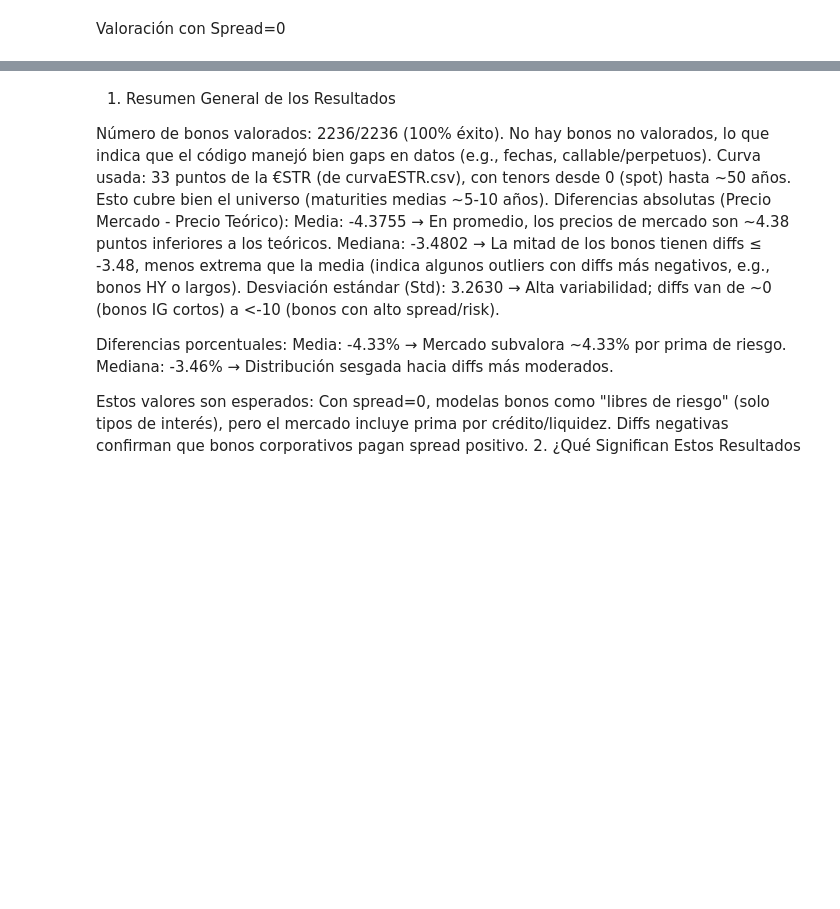
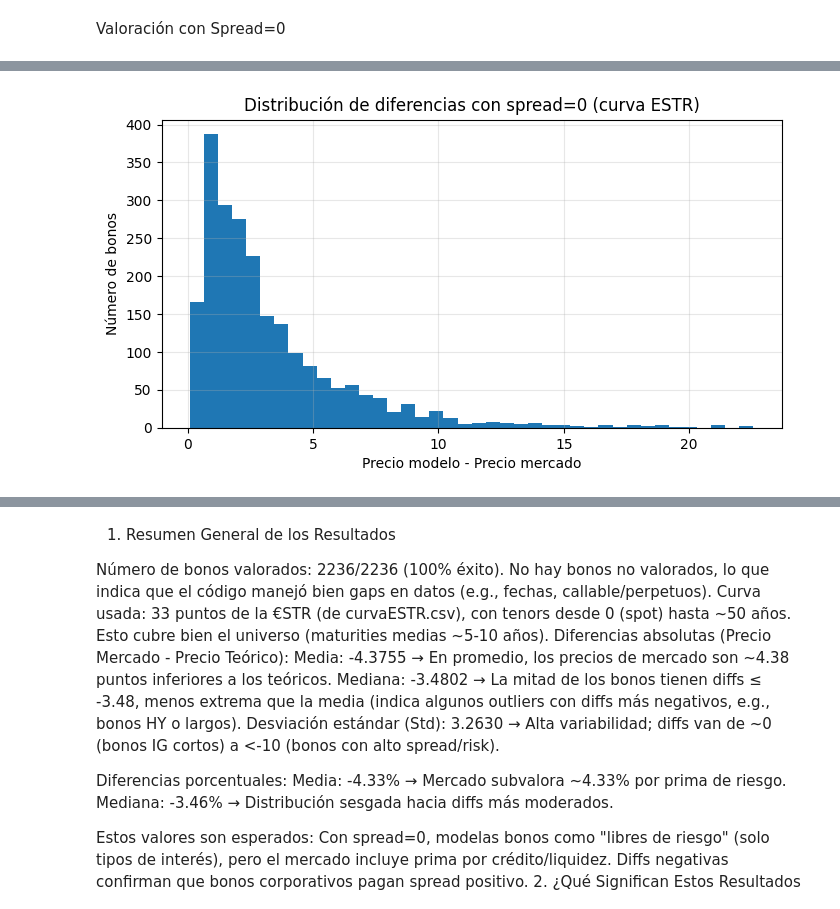
Before and after one commit to ALBERELVIS/Analisis-Cartera-De-Renta-Fija, a Jupyter notebook: src/TallerRF_AnálisisCartera_Enunciado.ipynb, the cells around one changed output, grey strips where cells are left out. Drawn from its saved outputs; the diff is of its cells as text; code cells hidden in the pictures; blank space fills up the shorter version.

```diff
--- a/src/TallerRF_AnálisisCartera_Enunciado.ipynb
+++ b/src/TallerRF_AnálisisCartera_Enunciado.ipynb
@@ -725,0 +961,22 @@ print("="*60 + "\n")
+# %%
+# Aseguramos tipos de fecha en vivos
+date_cols = ["Maturity", "Next Call Date", "First Coupon Date",
+             "Penultimate Coupon Date", "Issue date"]
+
+for col in date_cols:
+    if col in vivos.columns:
+        vivos[col] = pd.to_datetime(vivos[col], format='%d/%m/%Y', errors='coerce')
+
+# 🔹 APLICAMOS LA VALORACIÓN A CADA BONO (ESTA PARTE TE FALTABA)
+vivos[["Precio_modelo_limpio",
+       "Cupon_corrido",
+       "Precio_modelo_sucio"]] = vivos.apply(
+    lambda r: pd.Series(valorar_bono(r, fecha_analisis, curva_work, spread_bps=0.0)),
+    axis=1
+)
+
+# 🔹 AHORA SÍ: MOSTRAMOS LOS PRIMEROS BONOS VALORADOS
+vivos[[
+    "ISIN", "Description", "Price",
+    "Precio_modelo_limpio", "Cupon_corrido", "Precio_modelo_sucio"
+]].head(10)
@@ -725,0 +995,4 @@ print("="*60 + "\n")
+# %%
+# 2) Estadísticos de la diferencia (modelo - mercado)
+vivos["Diferencia"] = vivos["Precio_modelo_limpio"] - vivos["Price"]
+vivos["Diferencia"].describe()
@@ -725,0 +1009,13 @@ print("="*60 + "\n")
+# %%
+# 4) Histograma de las diferencias
+import matplotlib.pyplot as plt
+
+plt.figure(figsize=(8,4))
+plt.hist(vivos["Diferencia"].dropna(), bins=40)
+plt.xlabel("Precio modelo - Precio mercado")
+plt.ylabel("Número de bonos")
+plt.title("Distribución de diferencias con spread=0 (curva ESTR)")
+plt.grid(alpha=0.3)
+plt.show()
+# %% [output]
+[figure, added]
```
Also changed, not shown: parts of 23 cells of this notebook.
